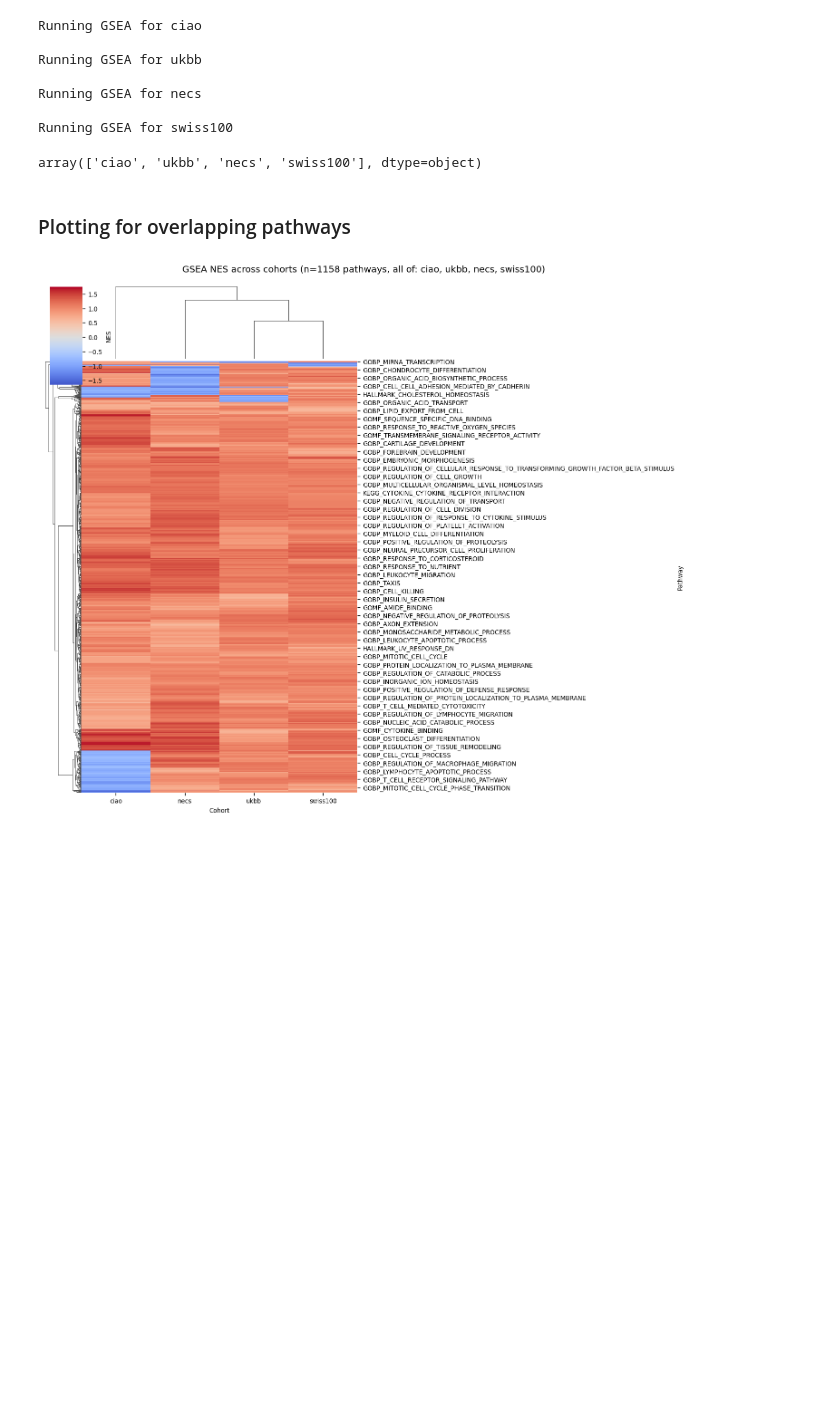
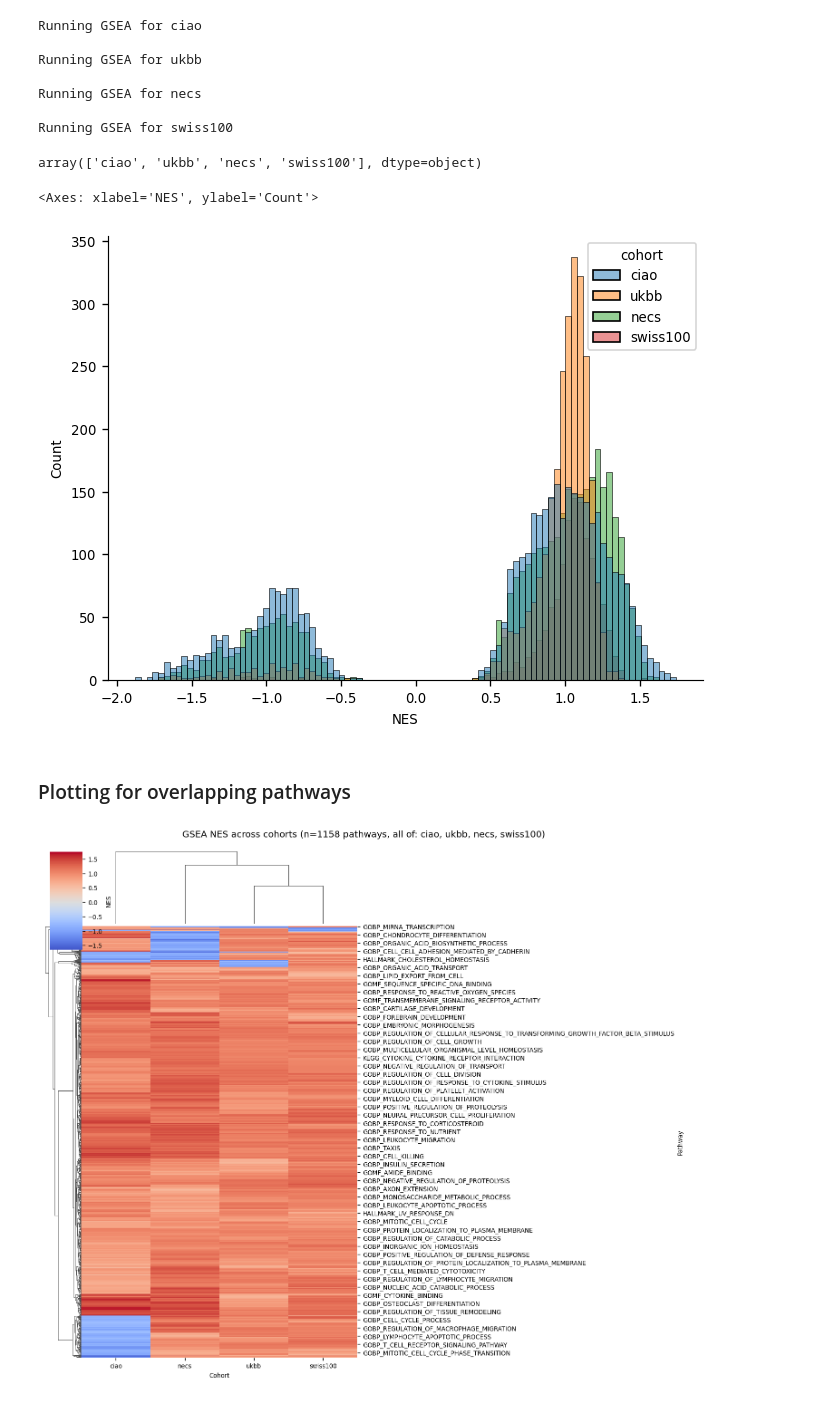
Before and after one commit to checheanya/centenarians, a Jupyter notebook: my_scripts/3_escape_analysis_pws.ipynb, the cells around one changed output. Cells and saved outputs as stored; diff of their text form; code cells hidden in the pictures; blank space fills up the shorter version.

```diff
--- a/my_scripts/3_escape_analysis_pws.ipynb
+++ b/my_scripts/3_escape_analysis_pws.ipynb
@@ -160,6 +160,12 @@ def build_ranked_series(df, genecol, log2fc_col, padj_col):
 
 
 def run_gsea_prerank(ranked_series, gene_sets, out_prefix, min_size=10, max_size=500):
+    """Preranked GSEA via gseapy; returns the **full** ``res2d`` table (no p/FDR filter).
+
+    Every gene set that passes ``min_size`` / ``max_size`` overlap with the ranked
+    genes is present. Non-significant pathways are included. NES is normalized to
+    a permutation null, so values often sit away from 0 even for weak enrichment.
+    """
     pre_res = gp.prerank(
         rnk=ranked_series,
         gene_sets=gene_sets,
@@ -226,6 +232,11 @@ array(['ciao', 'ukbb', 'necs', 'swiss100'], dtype=object)
 sig = gsea_all[gsea_all["FDR q-val"] < 0.05]
 
 sig.to_csv(DATA_OUT / "SIGNIFICANT_PATHWAYS_ALL.csv", index=False)
+# %%
+sns.histplot(gsea_all, x='NES', hue='cohort')
+# %% [output]
+<Axes: xlabel='NES', ylabel='Count'>
+[figure, added]
 # %% [markdown]
 ### Plotting for overlapping pathways
 # %%
```
Also changed, not shown: parts of 1 cell of this notebook, 3 other files.
